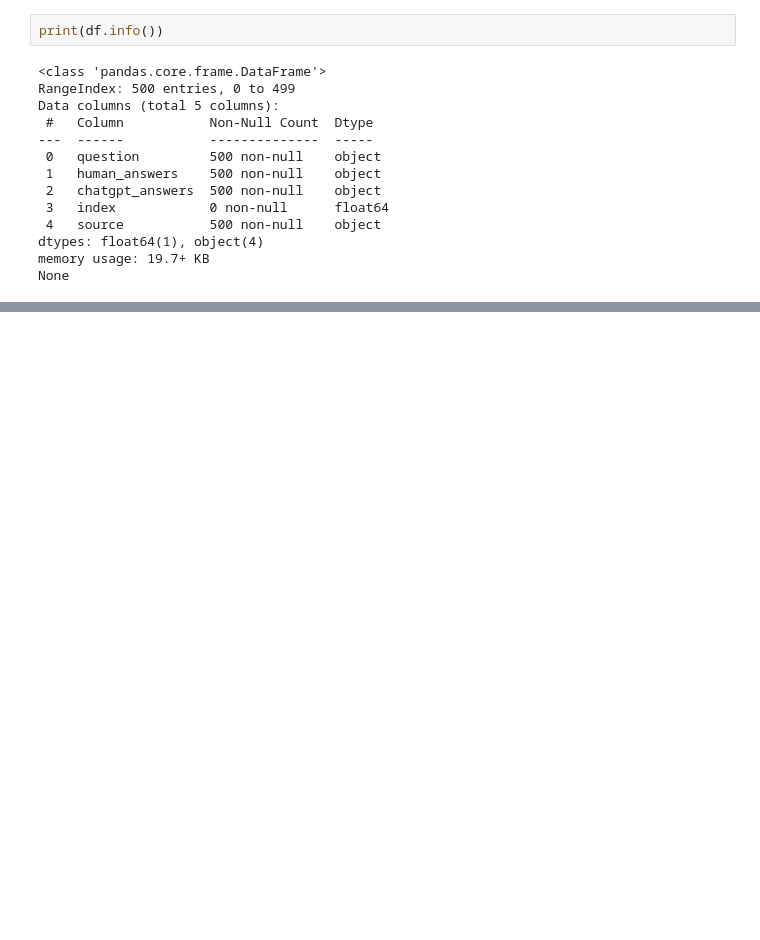
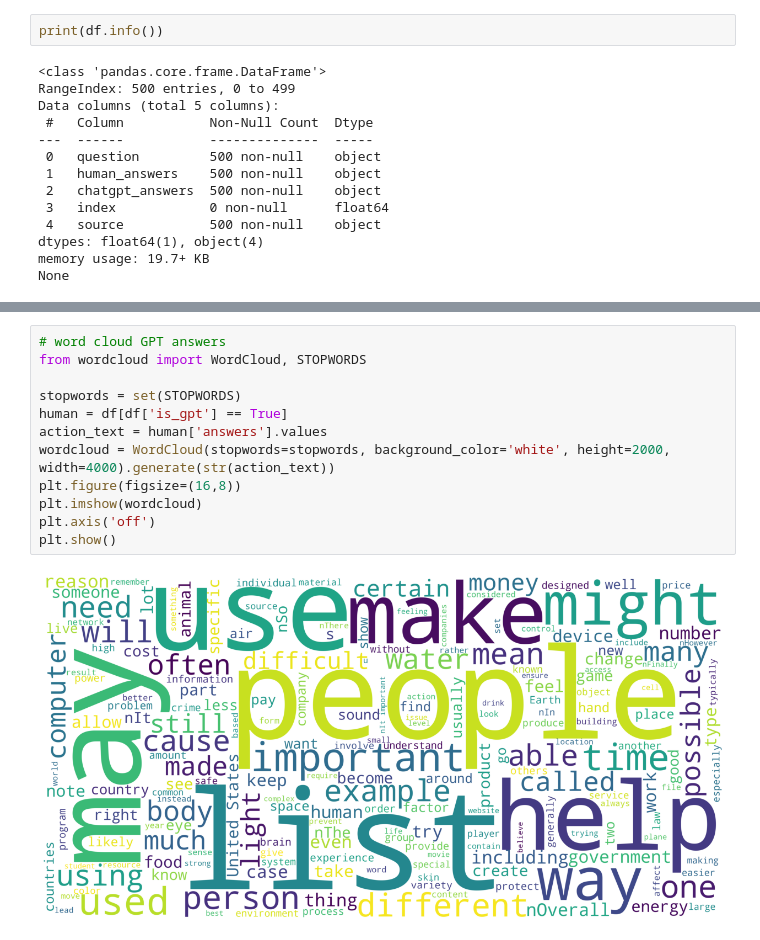
Before and after one commit to DjDonPablo/IA-DATA-HACK, a Jupyter notebook: explo.ipynb, the cells around one changed output, grey strips where cells are left out. Drawn from its saved outputs; the diff is of its cells as text; blank space fills up the shorter version.

```diff
--- a/explo.ipynb
+++ b/explo.ipynb
@@ -87,0 +103,14 @@ plt.show()
+# %%
+# word cloud GPT answers
+from wordcloud import WordCloud, STOPWORDS
+
+stopwords = set(STOPWORDS)
+human = df[df['is_gpt'] == True]
+action_text = human['answers'].values
+wordcloud = WordCloud(stopwords=stopwords, background_color='white', height=2000, width=4000).generate(str(action_text))
+plt.figure(figsize=(16,8))
+plt.imshow(wordcloud)
+plt.axis('off')
+plt.show()
+# %% [output]
+[figure, added]
```
Also changed, not shown: parts of 4 cells of this notebook.
